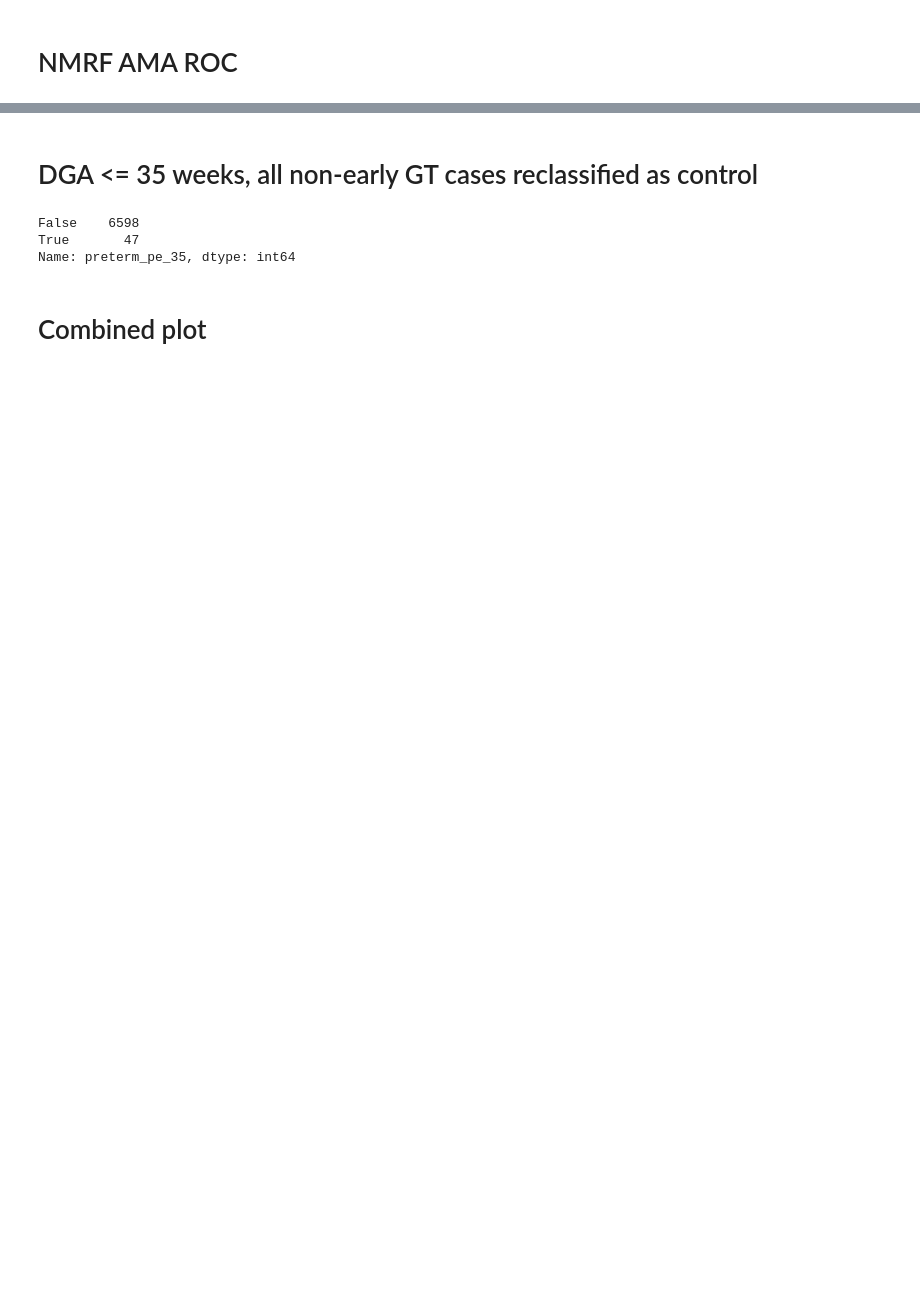
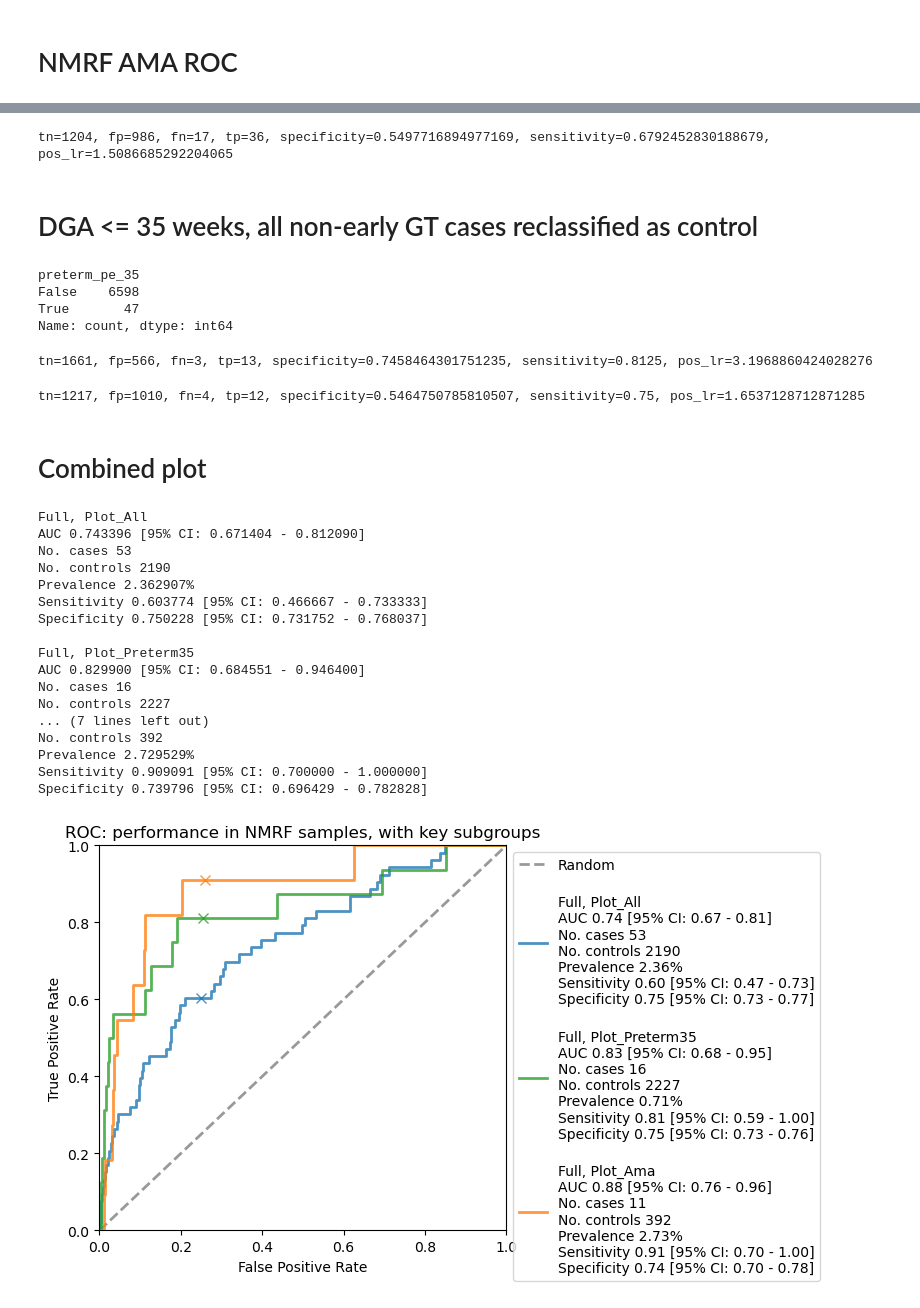
Before and after one commit to mirvie/molecular_phenotypes_of_hdp, a Jupyter notebook: Figure_5a.ipynb, the cells around one changed output, grey strips where cells are left out. Saved outputs shown, nothing was run; the diff lists cells and outputs as text; code cells hidden in the pictures; blank space fills up the shorter version.

Commit message:
Rev2 update (#1)
Update figures for manuscript revision.

```diff
--- a/Figure_5a.ipynb
+++ b/Figure_5a.ipynb
@@ -7,7 +7,9 @@ import matplotlib.pyplot as plt
 
 data_set_col = "data_set"
 threshold = 0.02875984678242102 # full model
-data_location = 'df_with_predictions.feather'
-plot_save_location = '/'
-n_boot_iters = 50_000
+
+model_dir = 'PATH'
+data_location = 'PATH/df_with_predictions.feather'
+plot_save_location = 'PATH'
+n_boot_iters = 20_000
 # %%
@@ -48,3 +61,13 @@ sensitivity / (1 - specificity)
+# %%
+# LR+ for NMRF, 18+ using USPSTF
+df['is_pred_uspstf'] = df['uspstf_risk_level'].isin(["high_pe_risk_1high", "high_pe_risk_2mod"])
+tn, fp, fn, tp = confusion_matrix(df.loc[(df['test'] == True), 'is_green_triangle'].astype(int), df.loc[(df['test'] == True), 'is_pred_uspstf'].astype(int)).ravel()
+specificity = tn / (tn+fp)
+sensitivity = tp / (tp + fn)
+pos_lr = sensitivity / (1 - specificity)
+print(f"tn={tn}, fp={fp}, fn={fn}, tp={tp}, specificity={specificity}, sensitivity={sensitivity}, pos_lr={pos_lr}")
+# %% [output]
+tn=1204, fp=986, fn=17, tp=36, specificity=0.5497716894977169, sensitivity=0.6792452830188679, pos_lr=1.5086685292204065
 # %% [markdown]
 # DGA <= 35 weeks, all non-early GT cases reclassified as control
 # %%
@@ -52,9 +75,29 @@ df['preterm_pe_35'] = False
 df.loc[(df['is_green_triangle'] == True) & (df['delivery_ga'] <= 35), 'preterm_pe_35'] = True
 df['preterm_pe_35'].value_counts()
 # %% [output]
+preterm_pe_35
 False    6598
 True       47
-Name: preterm_pe_35, dtype: int64
+Name: count, dtype: int64
+# %%
+# LR+ for NMRF, 18+, and del_ga <= 35
+tn, fp, fn, tp = confusion_matrix(df.loc[(df['test'] == True), 'preterm_pe_35'].astype(int), df.loc[(df['test'] == True), 'pe_pred_class_full'].astype(int)).ravel()
+specificity = tn / (tn+fp)
+sensitivity = tp / (tp + fn)
+pos_lr = sensitivity / (1 - specificity)
+print(f"tn={tn}, fp={fp}, fn={fn}, tp={tp}, specificity={specificity}, sensitivity={sensitivity}, pos_lr={pos_lr}")
+# %% [output]
+tn=1661, fp=566, fn=3, tp=13, specificity=0.7458464301751235, sensitivity=0.8125, pos_lr=3.1968860424028276
+# %%
+# LR+ for NMRF, 18+, and del_ga <= 35 using USPSTF
+df['is_pred_uspstf'] = df['uspstf_risk_level'].isin(["high_pe_risk_1high", "high_pe_risk_2mod"])
+tn, fp, fn, tp = confusion_matrix(df.loc[(df['test'] == True), 'preterm_pe_35'].astype(int), df.loc[(df['test'] == True), 'is_pred_uspstf'].astype(int)).ravel()
+specificity = tn / (tn+fp)
+sensitivity = tp / (tp + fn)
+pos_lr = sensitivity / (1 - specificity)
+print(f"tn={tn}, fp={fp}, fn={fn}, tp={tp}, specificity={specificity}, sensitivity={sensitivity}, pos_lr={pos_lr}")
+# %% [output]
+tn=1217, fp=1010, fn=4, tp=12, specificity=0.5464750785810507, sensitivity=0.75, pos_lr=1.6537128712871285
 # %% [markdown]
 # Combined plot
 # %%
@@ -77,22 +120,42 @@ df_combined = pd.concat([df_gt, df_preterm35], axis = 0).reset_index(drop = True
 # %%
 cm = plt.get_cmap('tab10')
 cm_colors = [cm.colors[i] for i in range(3)]
 plot_roc_by_model_subset(
     model_outputs=pd.DataFrame(
         {'y_true': df_combined['is_green_triangle'],
         'y_prob_full': df_combined['pe_pred_prob_full']}
     ),
     prob_thresholds={'full': threshold},
     subgroup_filters= df_combined[['plot_all', 'plot_preterm35', 'plot_ama']],
-    n_boot_iters = n_boot_iters,
+    n_boot_iters = 20000,
     color_dict = {'plot_all': cm_colors[0],
                  'plot_preterm35': cm_colors[2],
                  'plot_ama': cm_colors[1]},
     linestyles ={'full': '-'},
     mark_sensitivity_thres=None,
     mark_specificity_thres=None,
     sens_spec_thresholds = None,
     title = "ROC: performance in NMRF samples, with key subgroups"
 )
-plt.savefig(plot_save_location + "roc_nmrf_combined_all_preterm35_ama.svg", format="svg", bbox_inches = "tight")
-plt.savefig(plot_save_location + "roc_nmrf_combined_all_preterm35_ama.pdf", format="pdf", bbox_inches = "tight")
+#plt.savefig(plot_save_location + "roc_nmrf_combined_all_preterm35_ama.svg", format="svg", bbox_inches = "tight")
+#plt.savefig(plot_save_location + "roc_nmrf_combined_all_preterm35_ama.pdf", format="pdf", bbox_inches = "tight")
+plt.show()
+# %% [output]
+Full, Plot_All
+AUC 0.743396 [95% CI: 0.671404 - 0.812090]
+No. cases 53
+No. controls 2190
+Prevalence 2.362907%
+Sensitivity 0.603774 [95% CI: 0.466667 - 0.733333]
+Specificity 0.750228 [95% CI: 0.731752 - 0.768037]
+
+Full, Plot_Preterm35
+AUC 0.829900 [95% CI: 0.684551 - 0.946400]
+No. cases 16
+No. controls 2227
+... (7 lines left out)
+No. controls 392
+Prevalence 2.729529%
+Sensitivity 0.909091 [95% CI: 0.700000 - 1.000000]
+Specificity 0.739796 [95% CI: 0.696429 - 0.782828]
+[figure, added]
```
Also changed, not shown: parts of 5 cells of this notebook, 9 other files.
